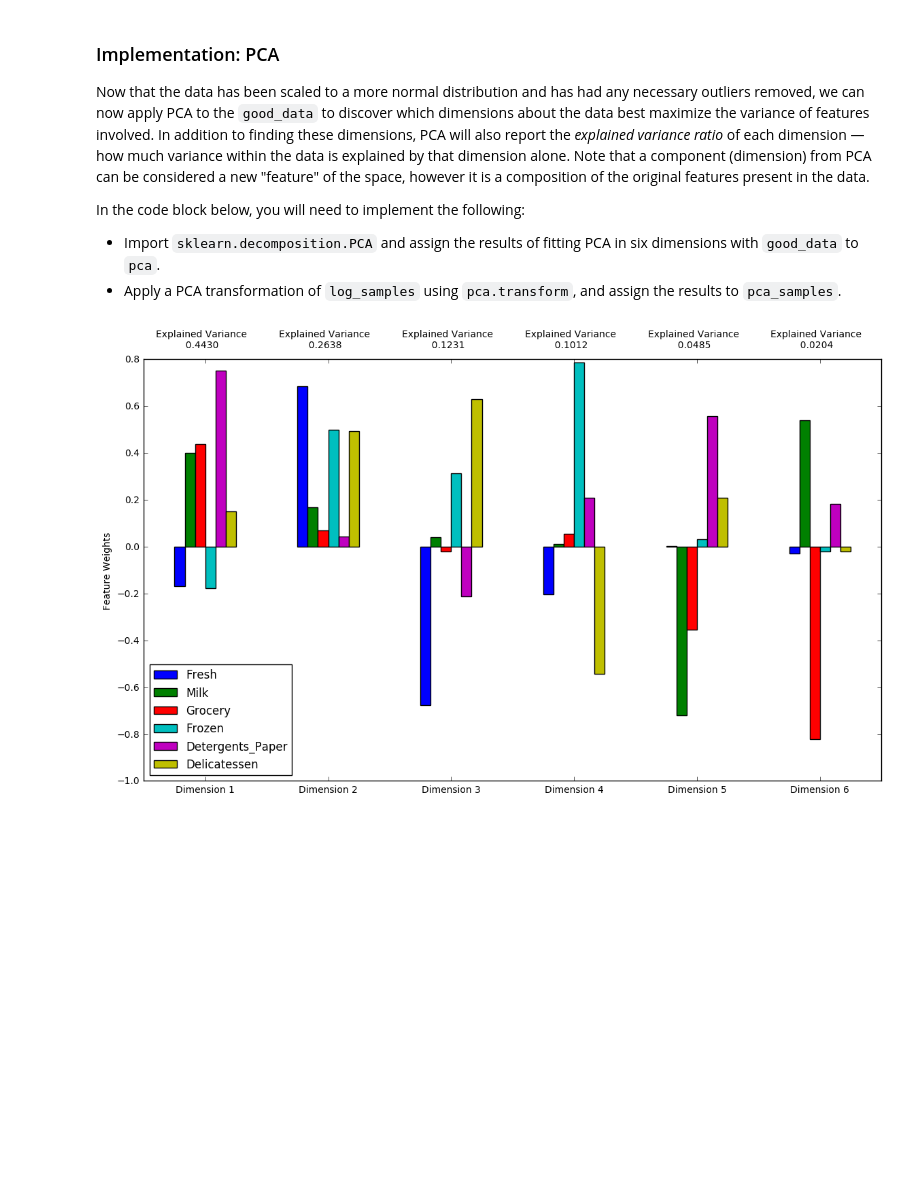
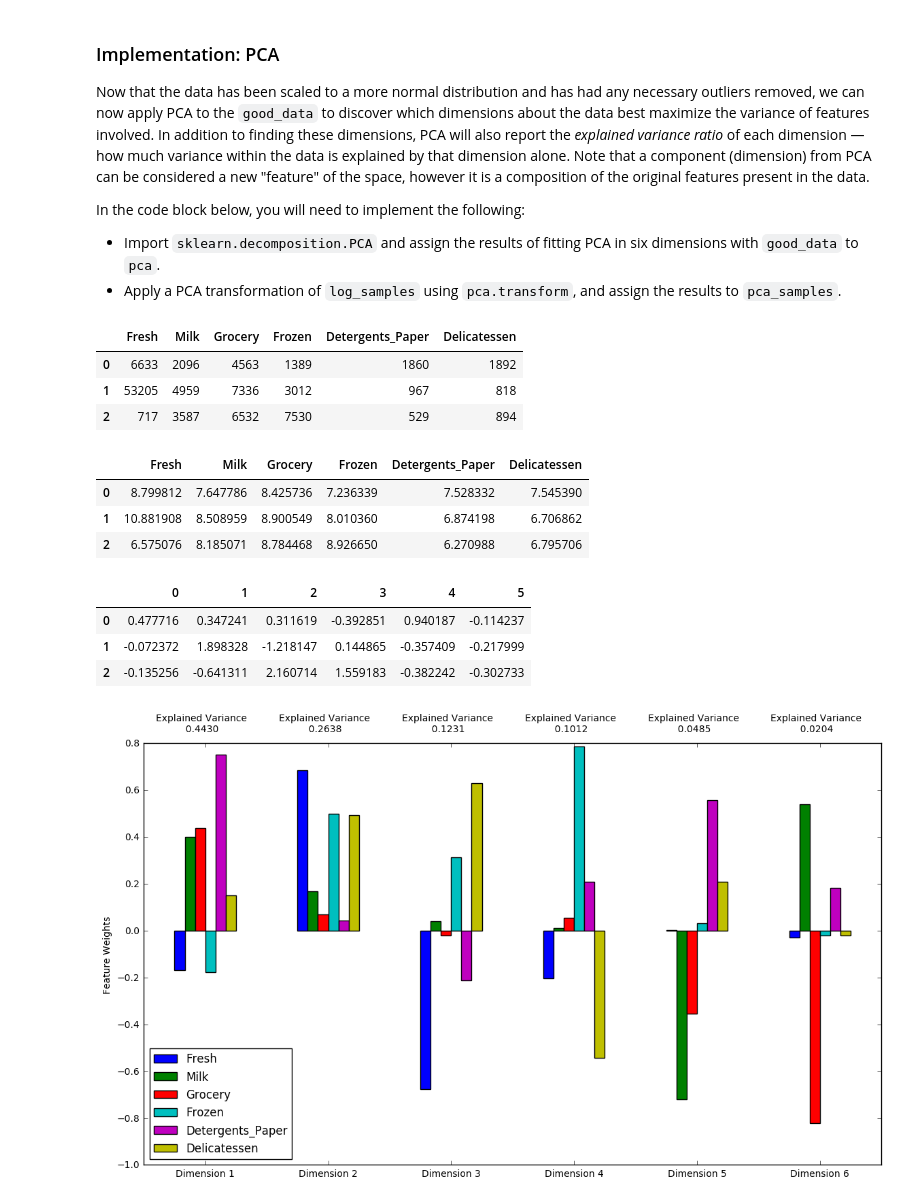
Before and after one commit to deepakrohilla13/machine-learning-excercise, a Jupyter notebook: customer_segments/customer_segments.ipynb, the cells around one changed output. Saved outputs shown, nothing was run; the diff lists cells and outputs as text; code cells hidden in the pictures; blank space fills up the shorter version.

```diff
--- a/customer_segments/customer_segments.ipynb
+++ b/customer_segments/customer_segments.ipynb
@@ -382,6 +403,24 @@ Now that the data has been scaled to a more normal distribution and has had any
 In the code block below, you will need to implement the following:
  - Import `sklearn.decomposition.PCA` and assign the results of fitting PCA in six dimensions with `good_data` to `pca`.
  - Apply a PCA transformation of `log_samples` using `pca.transform`, and assign the results to `pca_samples`.
+# %%
+# Track all form of data samples
+display(samples)
+display(log_samples)
+display(pd.DataFrame(pca_samples))
+# %% [output]
+|  | Fresh | Milk | Grocery | Frozen | Detergents_Paper | Delicatessen |
+| 0 | 6633 | 2096 | 4563 | 1389 | 1860 | 1892 |
+| 1 | 53205 | 4959 | 7336 | 3012 | 967 | 818 |
+| 2 | 717 | 3587 | 6532 | 7530 | 529 | 894 |
+|  | Fresh | Milk | Grocery | Frozen | Detergents_Paper | Delicatessen |
+| 0 | 8.799812 | 7.647786 | 8.425736 | 7.236339 | 7.528332 | 7.545390 |
+| 1 | 10.881908 | 8.508959 | 8.900549 | 8.010360 | 6.874198 | 6.706862 |
+| 2 | 6.575076 | 8.185071 | 8.784468 | 8.926650 | 6.270988 | 6.795706 |
+|  | 0 | 1 | 2 | 3 | 4 | 5 |
+| 0 | 0.477716 | 0.347241 | 0.311619 | -0.392851 | 0.940187 | -0.114237 |
+| 1 | -0.072372 | 1.898328 | -1.218147 | 0.144865 | -0.357409 | -0.217999 |
+| 2 | -0.135256 | -0.641311 | 2.160714 | 1.559183 | -0.382242 | -0.302733 |
 # %%
 from sklearn.decomposition import PCA
 # TODO: Apply PCA by fitting the good data with the same number of dimensions as features
```
Also changed, not shown: parts of 10 cells of this notebook.
